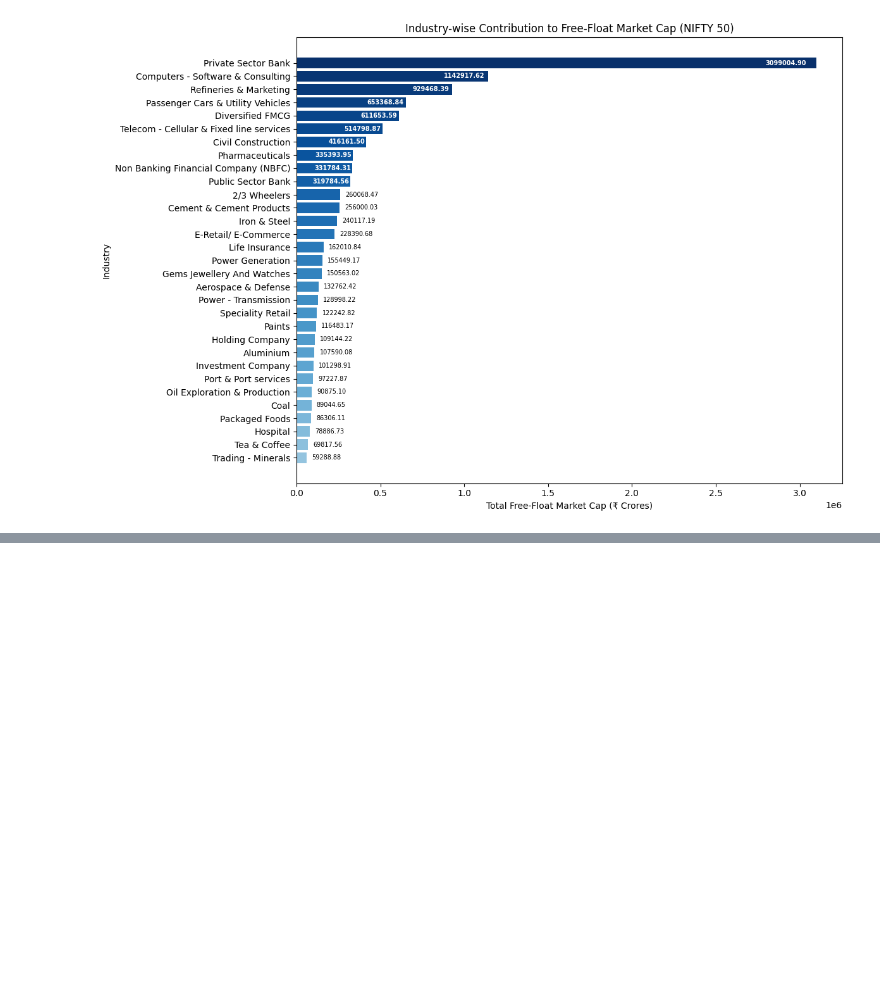
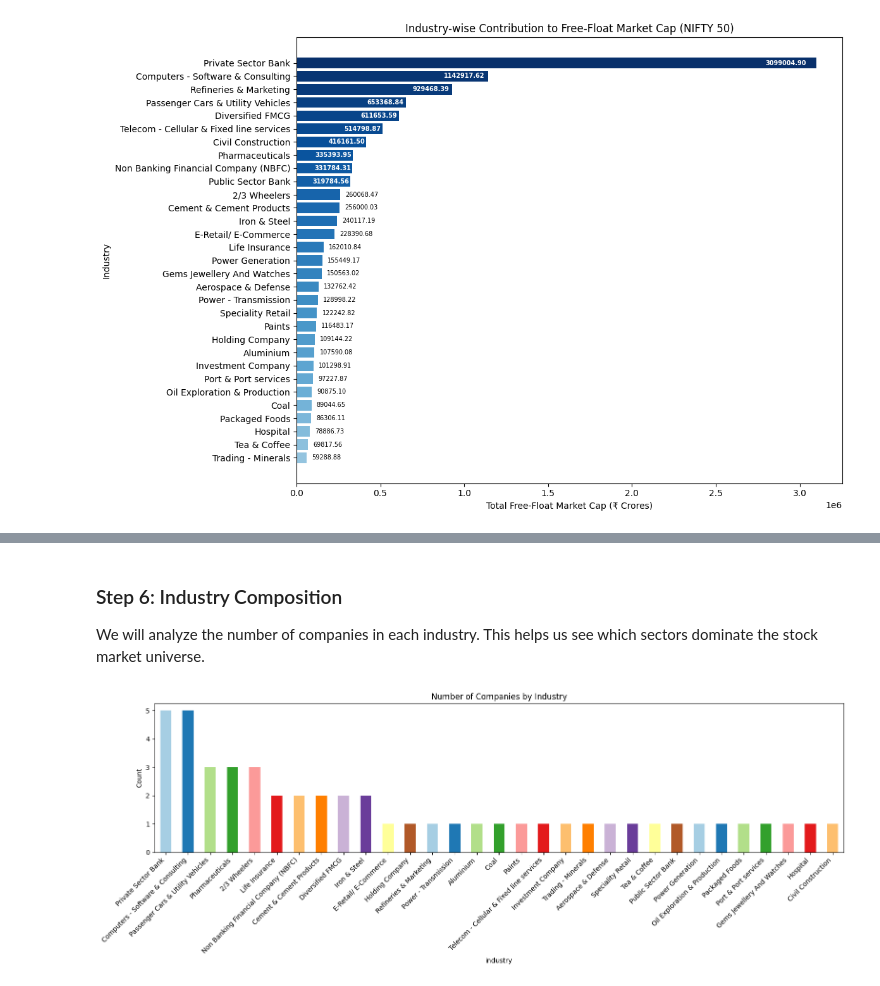
Before and after one commit to Aditya-Paul-2003/ind_stock_analysis, a Jupyter notebook: notebooks/plot_stock_summary.ipynb, the cells around one changed output, grey strips where cells are left out. Cells and saved outputs as stored; diff of their text form; code cells hidden in the pictures; blank space fills up the shorter version.

```diff
--- a/notebooks/plot_stock_summary.ipynb
+++ b/notebooks/plot_stock_summary.ipynb
@@ -179,0 +237,15 @@ plt.show()
+# %% [markdown]
+### Step 6: Industry Composition
+We will analyze the number of companies in each industry. This helps us see which sectors dominate the stock market universe.
+# %%
+industry_counts = df_meta["industry"].value_counts()
+
+plt.figure(figsize=(16,6))
+industry_counts.plot(kind="bar", color=plt.cm.Paired.colors)
+plt.title("Number of Companies by Industry")
+plt.ylabel("Count")
+plt.xticks(rotation=45, ha="right")
+plt.tight_layout()
+plt.show()
+# %% [output]
+[figure, added]
```
Also changed, not shown: parts of 18 cells of this notebook.
